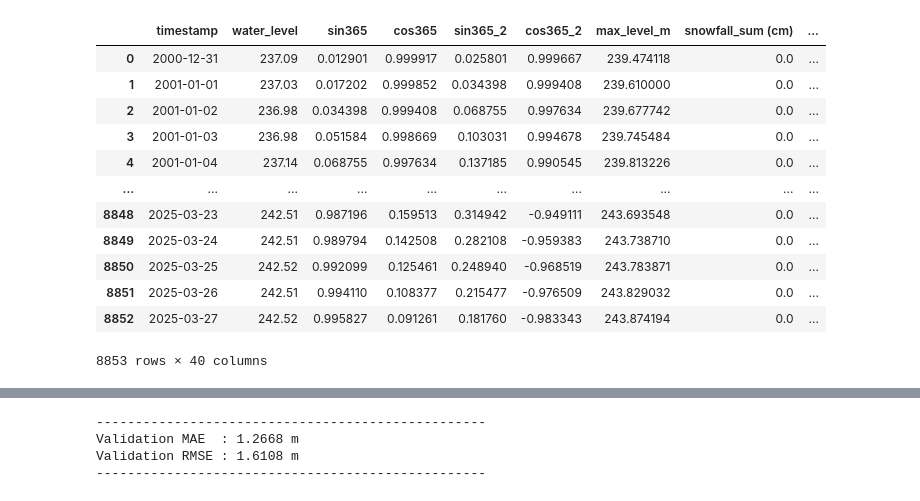
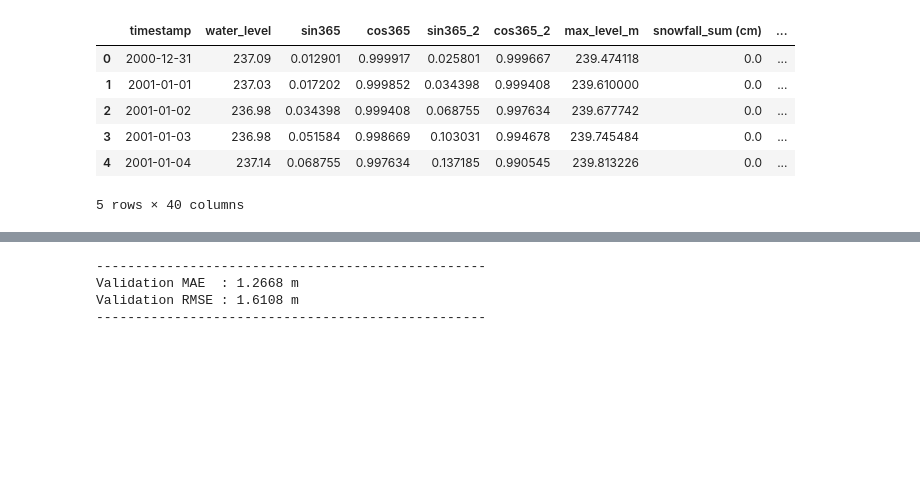
Before and after one commit to Marius-Knipp/edersee-water-prediction, a Jupyter notebook: notebooks/XGBoost.ipynb, the cells around one changed output, grey strips where cells are left out. Saved outputs shown, nothing was run; the diff lists cells and outputs as text; code cells hidden in the pictures; blank space fills up the shorter version.

```diff
--- a/notebooks/XGBoost.ipynb
+++ b/notebooks/XGBoost.ipynb
@@ -111,41 +113,35 @@ lag_days = [1, 2, 3, 7, 14, 21, 365]  # 1 year = 365 days, 2 years = 730 days
 for l in lag_days:
     df[f'lag_{l}'] = df['water_level'].shift(l)
 
 # Rolling statistics of water level (exclude current day to prevent leakage)
 roll_windows = [7, 14, 28]
 for w in roll_windows:
     df[f'rolling_mean_{w}'] = df['water_level'].shift(1).rolling(window=w).mean()
     df[f'rolling_std_{w}'] = df['water_level'].shift(1).rolling(window=w).std()
 
 for k in [1,3,7]:
     df[f"delta_{k}"] = df["water_level"].diff(k)
 
 
 # for w in [3,7]:
 #     df[f"precip_sum_{w}"] = weather["precipitation_sum (mm)"].rolling(w).sum()
 #     df[f"temp_mean_{w}"]  = weather["temperature_2m_mean (°C)"].rolling(w).mean()
 
 # Month to capture intra‑annual seasonality (already have sin/cos, but add raw DOY as well)
 df['month'] = df['timestamp'].dt.month
 
 # Drop any rows with NaNs introduced by shifting/rolling
 df = df.dropna().reset_index(drop=True)
 
-df
+df.head()
 # %% [output]
 |  | timestamp | water_level | sin365 | cos365 | sin365_2 | cos365_2 | max_level_m | snowfall_sum (cm) | ... |
 | 0 | 2000-12-31 | 237.09 | 0.012901 | 0.999917 | 0.025801 | 0.999667 | 239.474118 | 0.0 | ... |
 | 1 | 2001-01-01 | 237.03 | 0.017202 | 0.999852 | 0.034398 | 0.999408 | 239.610000 | 0.0 | ... |
 | 2 | 2001-01-02 | 236.98 | 0.034398 | 0.999408 | 0.068755 | 0.997634 | 239.677742 | 0.0 | ... |
 | 3 | 2001-01-03 | 236.98 | 0.051584 | 0.998669 | 0.103031 | 0.994678 | 239.745484 | 0.0 | ... |
 | 4 | 2001-01-04 | 237.14 | 0.068755 | 0.997634 | 0.137185 | 0.990545 | 239.813226 | 0.0 | ... |
-| ... | ... | ... | ... | ... | ... | ... | ... | ... | ... |
-| 8848 | 2025-03-23 | 242.51 | 0.987196 | 0.159513 | 0.314942 | -0.949111 | 243.693548 | 0.0 | ... |
-| 8849 | 2025-03-24 | 242.51 | 0.989794 | 0.142508 | 0.282108 | -0.959383 | 243.738710 | 0.0 | ... |
-| 8850 | 2025-03-25 | 242.52 | 0.992099 | 0.125461 | 0.248940 | -0.968519 | 243.783871 | 0.0 | ... |
-| 8851 | 2025-03-26 | 242.51 | 0.994110 | 0.108377 | 0.215477 | -0.976509 | 243.829032 | 0.0 | ... |
-| 8852 | 2025-03-27 | 242.52 | 0.995827 | 0.091261 | 0.181760 | -0.983343 | 243.874194 | 0.0 | ... |
-8853 rows × 40 columns
+5 rows × 40 columns
 # %%
 # ---------- Train / validation split ----------
 train_end = pd.Timestamp("2017-12-31")
```
Also changed, not shown: parts of 9 cells of this notebook, 3 other files.
